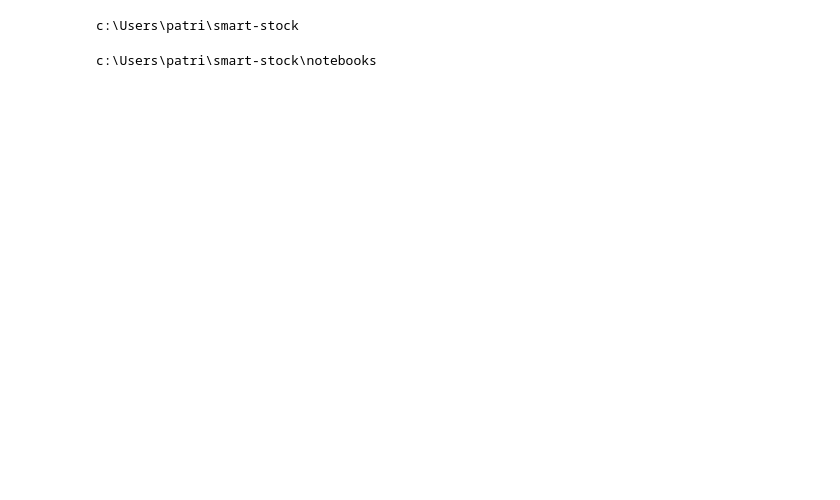
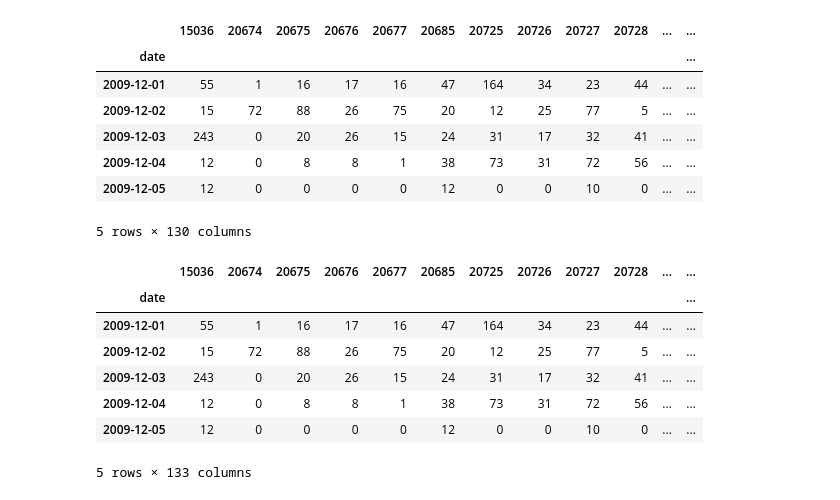
Before and after one commit to pboneza/smart-stock, a Jupyter notebook: notebooks/03_forecasting.ipynb, the cells around one changed output. Drawn from its saved outputs; the diff is of its cells as text; code cells hidden in the pictures; blank space fills up the shorter version.

```diff
--- a/notebooks/03_forecasting.ipynb
+++ b/notebooks/03_forecasting.ipynb
@@ -3,0 +13,21 @@ This notebook presents the modelling stage of the smart-stock project. To reiter
+# %%
+# Configure AWS login and input location
+import boto3
+from sagemaker.core.helper.session_helper import Session
+
+sagemaker_session = Session()
+
+REGION = sagemaker_session.boto_region_name
+BUCKET = "smart-stock-s3-bucket"
+
+prod_seq_df_path = "smart-stock/data/modelling/daily_demand.csv"
+mv_seq_df_path = "smart-stock/data/modelling/multivariate_inputs.csv"
+selected_prod_tab_path = "smart-stock/data/modelling/product_84946_tabular_features.csv"
+prod_seq_df_uri = f"s3://{BUCKET}/{prod_seq_df_path}"
+mv_seq_df_uri = "s3://{0}/{1}".format(BUCKET, mv_seq_df_path)
+selected_prod_tab_uri = "s3://{0}/{1}".format(BUCKET, selected_prod_tab_path)
+
+print("Region:", REGION)
+print("Products sequence dataset location:", prod_seq_df_uri)
+print("Multivariate sequences dataset location:", mv_seq_df_uri)
+print("Selected product tabular dataset location:", selected_prod_tab_uri)
@@ -24,8 +63,44 @@ c:\Users\patri
 # %%
-%cd smart-stock
+# load the sequence datasets
+prod_seq_df = pd.read_csv(prod_seq_df_uri, index_col="date", parse_dates=["date"]).sort_index()
+mv_seq_df = pd.read_csv(mv_seq_df_uri, index_col="date", parse_dates=["date"]).sort_index()
+
+display(prod_seq_df.head())
+display(mv_seq_df.head())
 # %% [output]
+|  | 15036 | 20674 | 20675 | 20676 | 20677 | 20685 | 20725 | 20726 | 20727 | 20728 | ... | ... |
+| date |  |  |  |  |  |  |  |  |  |  |  | ... |
+| 2009-12-01 | 55 | 1 | 16 | 17 | 16 | 47 | 164 | 34 | 23 | 44 | ... | ... |
+| 2009-12-02 | 15 | 72 | 88 | 26 | 75 | 20 | 12 | 25 | 77 | 5 | ... | ... |
+| 2009-12-03 | 243 | 0 | 20 | 26 | 15 | 24 | 31 | 17 | 32 | 41 | ... | ... |
+| 2009-12-04 | 12 | 0 | 8 | 8 | 1 | 38 | 73 | 31 | 72 | 56 | ... | ... |
+| 2009-12-05 | 12 | 0 | 0 | 0 | 0 | 12 | 0 | 0 | 10 | 0 | ... | ... |
-c:\Users\patri\smart-stock
+5 rows × 130 columns
+|  | 15036 | 20674 | 20675 | 20676 | 20677 | 20685 | 20725 | 20726 | 20727 | 20728 | ... | ... |
+| date |  |  |  |  |  |  |  |  |  |  |  | ... |
+| 2009-12-01 | 55 | 1 | 16 | 17 | 16 | 47 | 164 | 34 | 23 | 44 | ... | ... |
+| 2009-12-02 | 15 | 72 | 88 | 26 | 75 | 20 | 12 | 25 | 77 | 5 | ... | ... |
+| 2009-12-03 | 243 | 0 | 20 | 26 | 15 | 24 | 31 | 17 | 32 | 41 | ... | ... |
+| 2009-12-04 | 12 | 0 | 8 | 8 | 1 | 38 | 73 | 31 | 72 | 56 | ... | ... |
+| 2009-12-05 | 12 | 0 | 0 | 0 | 0 | 12 | 0 | 0 | 10 | 0 | ... | ... |
+5 rows × 133 columns
 # %%
-%cd notebooks
+# Select an initial single product for time series analysis and forecasting
+PRODUCT_ID = "84946"
+daily_sales = prod_seq_df[PRODUCT_ID].sort_index()
+
+# Split the observed series by date for SARIMA and SARIMAX.
+a, b = int(len(daily_sales) * 0.70), int(len(daily_sales) * 0.85)
+train_sales = daily_sales.iloc[:a].copy()
+val_sales = daily_sales.iloc[a:b].copy()
+test_sales = daily_sales.iloc[b:].copy()
+
+# Each row is indexed by the date being forecast.
+pairs = daily_sales.rename("target_sales").to_frame()
+pairs["previous_day_sales"] = daily_sales.shift(1)
+pairs.index.name = "forecast_date"
+
+# The first date has no preceding observation.
+train_pairs = pairs.loc[train_sales.index].iloc[1:].copy()
+val_pairs = pairs.loc[val_sales.index].copy()
+test_pairs = pairs.loc[test_sales.index].copy()
-# %% [output]
-c:\Users\patri\smart-stock\notebooks
```
Also changed, not shown: parts of 40 cells of this notebook, 1 other file.
